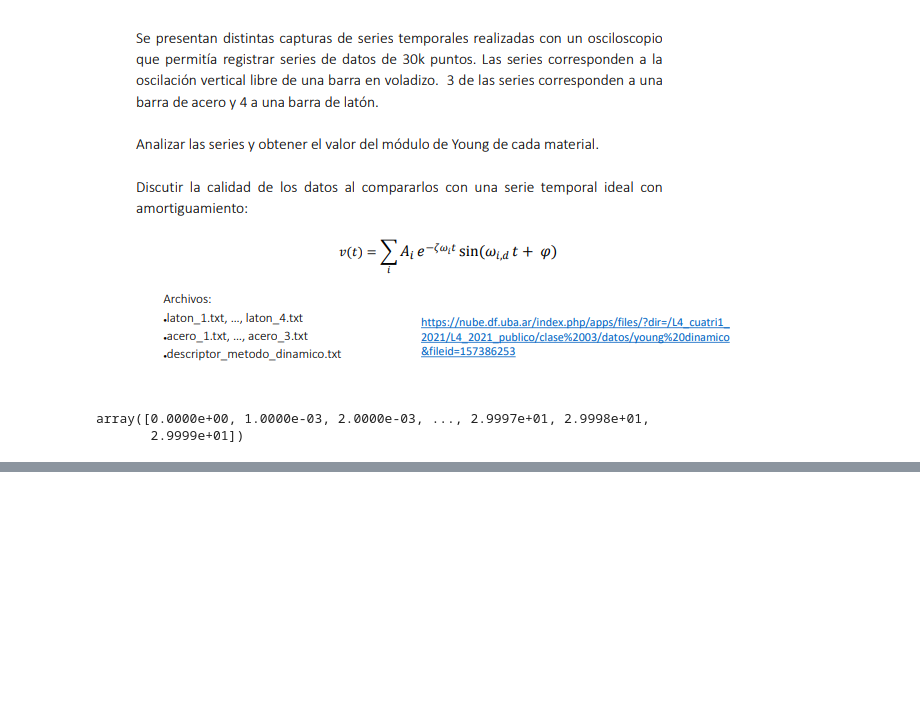
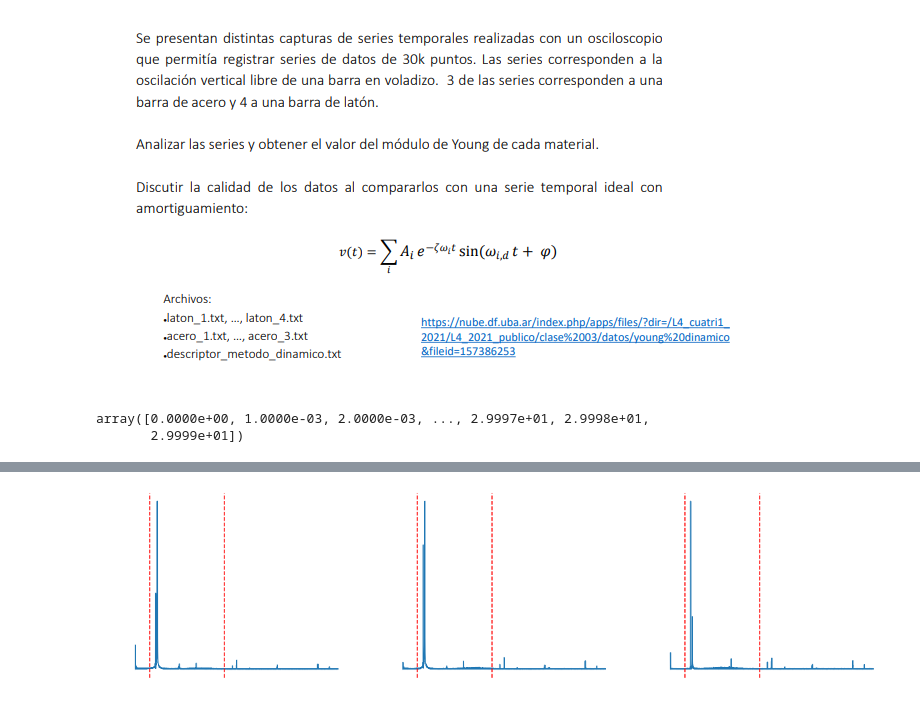
Before and after one commit to tdinapoli/labo-4, a Jupyter notebook: actividad_3/Actividad_3.3.ipynb, the cells around one changed output, grey strips where cells are left out. Cells and saved outputs as stored; diff of their text form; code cells hidden in the pictures; blank space fills up the shorter version.

```diff
--- a/actividad_3/Actividad_3.3.ipynb
+++ b/actividad_3/Actividad_3.3.ipynb
@@ -67,0 +134,9 @@ plt.xlim([0,10])
+# %%
+with plt.rc_context({'xtick.color':'w', 'ytick.color':'w'}):
+    fig, ax = plt.subplots(1,3, figsize= (20,5))
+    for i in range(len(fft_a2)):
+        ax[i].plot(frec, np.abs(fft_a2[i]))
+        ax[i].axvline(np.array(w_l[0])/(2*np.pi), linestyle = 'dashed', color = 'red')
+        ax[i].axvline(np.array(w_l[1])/(2*np.pi), linestyle = 'dashed', color = 'red')
+# %% [output]
+[figure, added]
```
Also changed, not shown: parts of 4 cells of this notebook.
